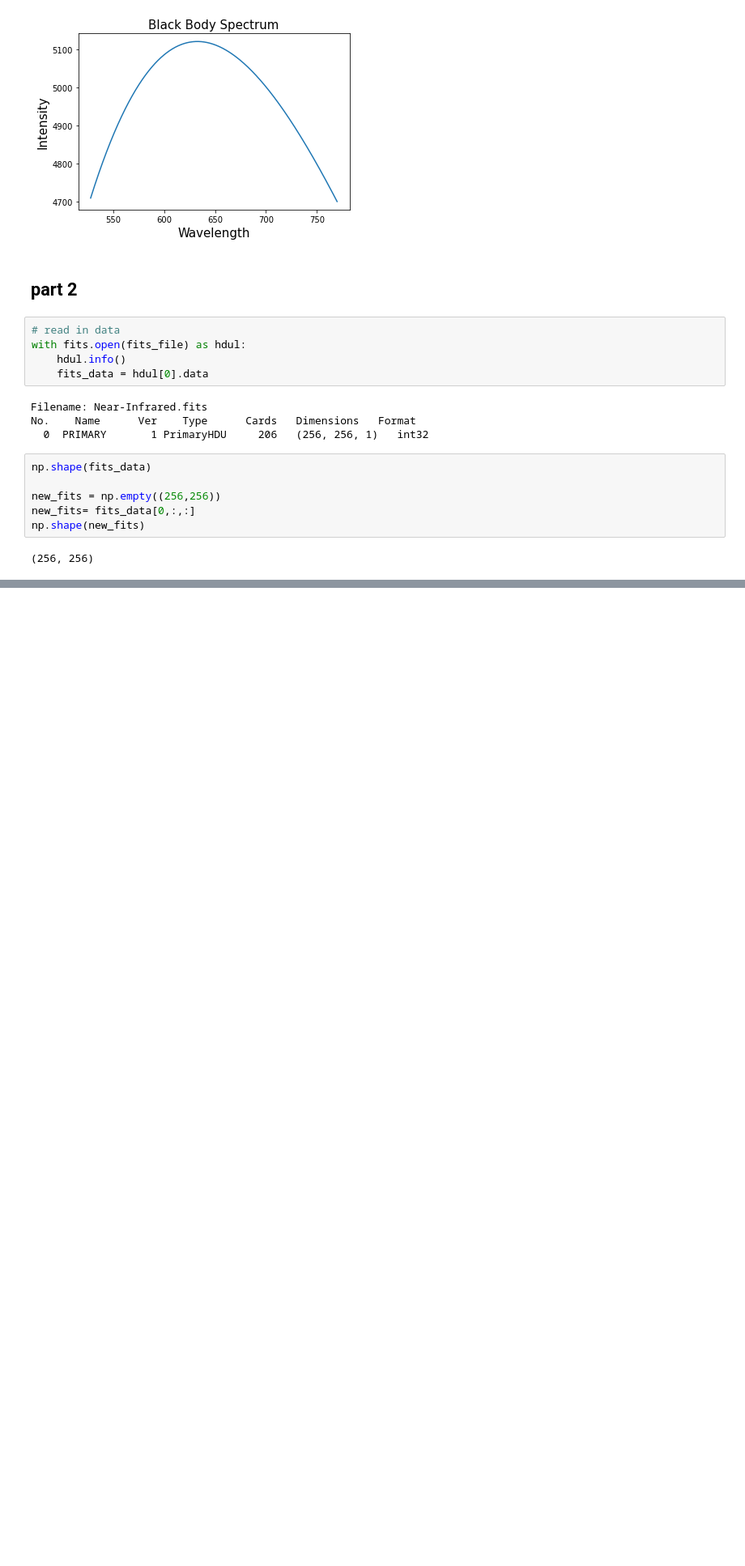
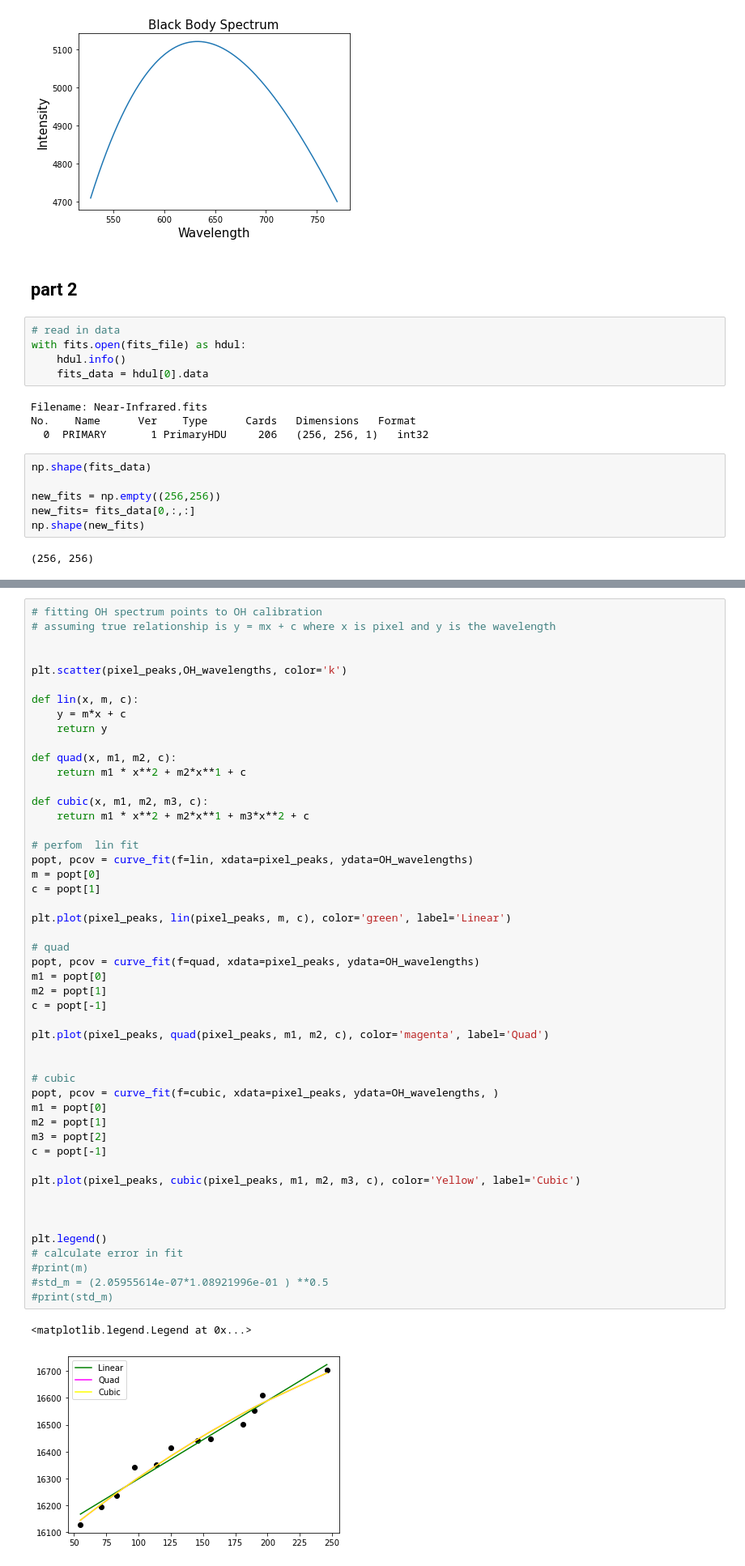
Before and after one commit to afinemax/AST326, a Jupyter notebook: lab02/lab02_analysis_code.ipynb, the cells around one changed output, grey strips where cells are left out. Shown at 81% size. Drawn from its saved outputs; the diff is of its cells as text; blank space fills up the shorter version.

```diff
--- a/lab02/lab02_analysis_code.ipynb
+++ b/lab02/lab02_analysis_code.ipynb
@@ -150,0 +204,52 @@ for i in range(len(256)):
+# %%
+# fitting OH spectrum points to OH calibration
+# assuming true relationship is y = mx + c where x is pixel and y is the wavelength
+
+
+plt.scatter(pixel_peaks,OH_wavelengths, color='k')
+
+def lin(x, m, c):
+    y = m*x + c
+    return y
+
+def quad(x, m1, m2, c):
+    return m1 * x**2 + m2*x**1 + c
+
+def cubic(x, m1, m2, m3, c):
+    return m1 * x**2 + m2*x**1 + m3*x**2 + c
+
+# perfom  lin fit
+popt, pcov = curve_fit(f=lin, xdata=pixel_peaks, ydata=OH_wavelengths)
+m = popt[0]
+c = popt[1]
+
+plt.plot(pixel_peaks, lin(pixel_peaks, m, c), color='green', label='Linear')
+
+# quad
+popt, pcov = curve_fit(f=quad, xdata=pixel_peaks, ydata=OH_wavelengths)
+m1 = popt[0]
+m2 = popt[1]
+c = popt[-1]
+
+plt.plot(pixel_peaks, quad(pixel_peaks, m1, m2, c), color='magenta', label='Quad')
+
+
+# cubic
+popt, pcov = curve_fit(f=cubic, xdata=pixel_peaks, ydata=OH_wavelengths, )
+m1 = popt[0]
+m2 = popt[1]
+m3 = popt[2]
+c = popt[-1]
+
+plt.plot(pixel_peaks, cubic(pixel_peaks, m1, m2, m3, c), color='Yellow', label='Cubic')
+
+
+
+plt.legend()
+# calculate error in fit
+#print(m)
+#std_m = (2.05955614e-07*1.08921996e-01 ) **0.5
+#print(std_m)
+# %% [output]
+<matplotlib.legend.Legend at 0x...>
+[figure, added]
```
Also changed, not shown: parts of 6 cells of this notebook, 32 other files.
